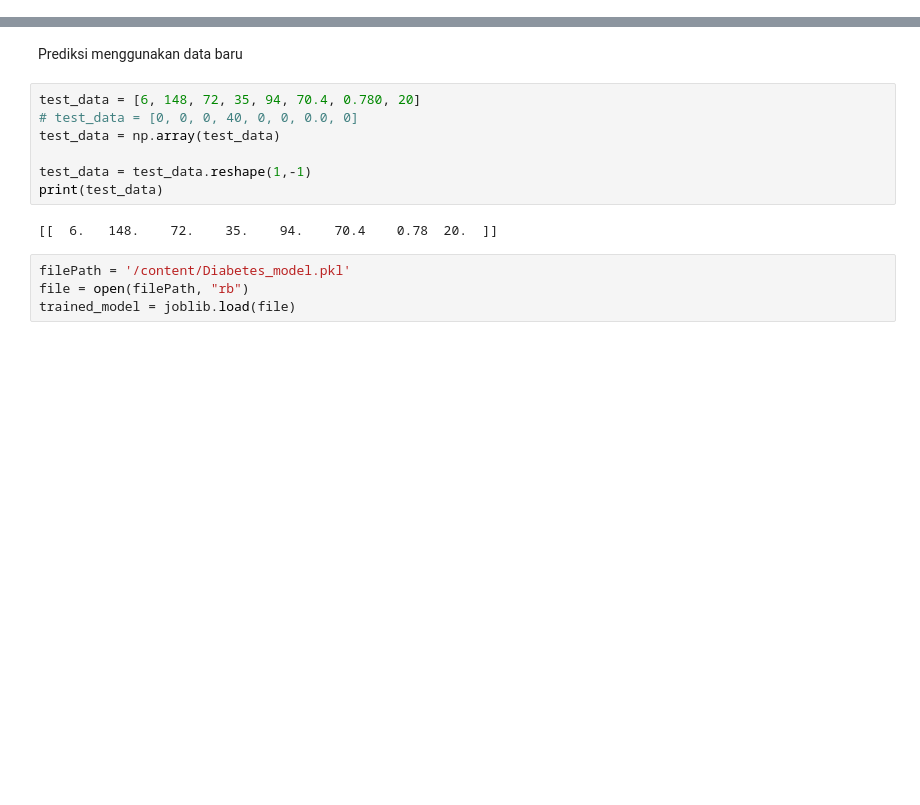
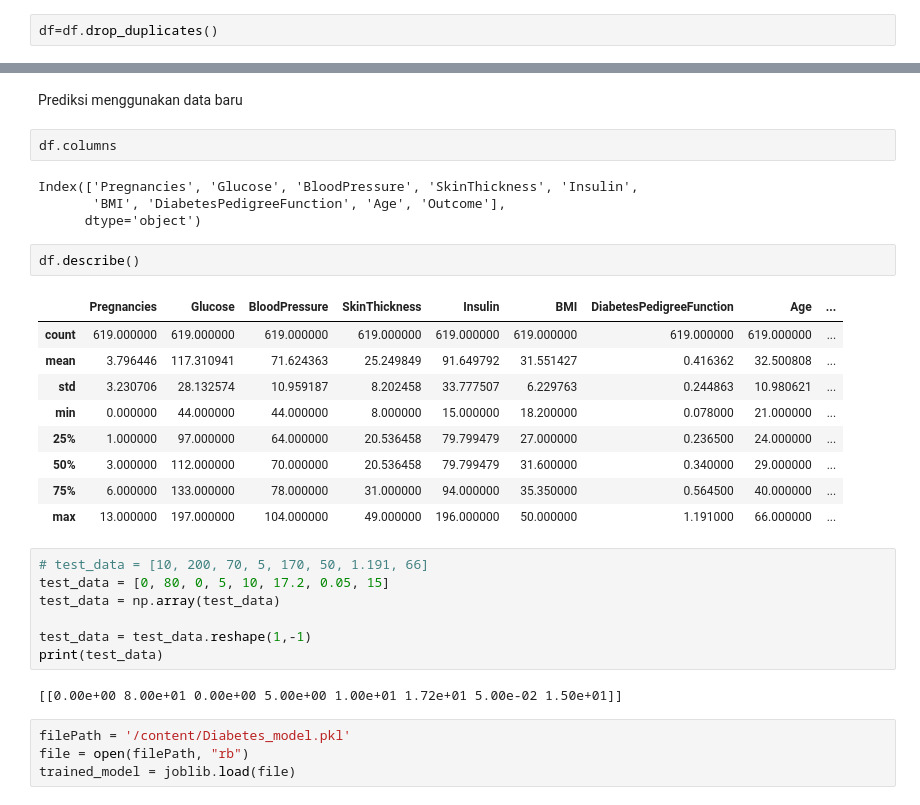
Before and after one commit to onedayxzn/Sistem-Pendeteksi-Dini-Diabetes, a Jupyter notebook: Model.ipynb, the cells around one changed output, grey strips where cells are left out. Saved outputs shown, nothing was run; the diff lists cells and outputs as text; blank space fills up the shorter version.

```diff
--- a/Model.ipynb
+++ b/Model.ipynb
@@ -68,6 +68,8 @@ memory usage: 54.1 KB
 df.shape
 # %% [output]
 (768, 9)
+# %%
+df=df.drop_duplicates()
 # %%
 df.isnull().sum()
 # %% [output]
@@ -503,15 +540,33 @@ joblib.dump(model, 'Diabetes_model.pkl')
 ['Diabetes_model.pkl']
 # %% [markdown]
 Prediksi menggunakan data baru
+# %%
+df.columns
+# %% [output]
+Index(['Pregnancies', 'Glucose', 'BloodPressure', 'SkinThickness', 'Insulin',
+       'BMI', 'DiabetesPedigreeFunction', 'Age', 'Outcome'],
+      dtype='object')
+# %%
+df.describe()
+# %% [output]
+|  | Pregnancies | Glucose | BloodPressure | SkinThickness | Insulin | BMI | DiabetesPedigreeFunction | Age | ... |
+| count | 619.000000 | 619.000000 | 619.000000 | 619.000000 | 619.000000 | 619.000000 | 619.000000 | 619.000000 | ... |
+| mean | 3.796446 | 117.310941 | 71.624363 | 25.249849 | 91.649792 | 31.551427 | 0.416362 | 32.500808 | ... |
+| std | 3.230706 | 28.132574 | 10.959187 | 8.202458 | 33.777507 | 6.229763 | 0.244863 | 10.980621 | ... |
+| min | 0.000000 | 44.000000 | 44.000000 | 8.000000 | 15.000000 | 18.200000 | 0.078000 | 21.000000 | ... |
+| 25% | 1.000000 | 97.000000 | 64.000000 | 20.536458 | 79.799479 | 27.000000 | 0.236500 | 24.000000 | ... |
+| 50% | 3.000000 | 112.000000 | 70.000000 | 20.536458 | 79.799479 | 31.600000 | 0.340000 | 29.000000 | ... |
+| 75% | 6.000000 | 133.000000 | 78.000000 | 31.000000 | 94.000000 | 35.350000 | 0.564500 | 40.000000 | ... |
+| max | 13.000000 | 197.000000 | 104.000000 | 49.000000 | 196.000000 | 50.000000 | 1.191000 | 66.000000 | ... |
 # %%
-test_data = [6, 148, 72, 35, 94, 70.4, 0.780, 20]
-# test_data = [0, 0, 0, 40, 0, 0, 0.0, 0]
+# test_data = [10, 200, 70, 5, 170, 50, 1.191, 66]
+test_data = [0, 80, 0, 5, 10, 17.2, 0.05, 15]
 test_data = np.array(test_data)
 
 test_data = test_data.reshape(1,-1)
 print(test_data)
 # %% [output]
-[[  6.   148.    72.    35.    94.    70.4    0.78  20.  ]]
+[[0.00e+00 8.00e+01 0.00e+00 5.00e+00 1.00e+01 1.72e+01 5.00e-02 1.50e+01]]
 # %%
 filePath = '/content/Diabetes_model.pkl'
 file = open(filePath, "rb")
```
Also changed, not shown: parts of 11 cells of this notebook.
